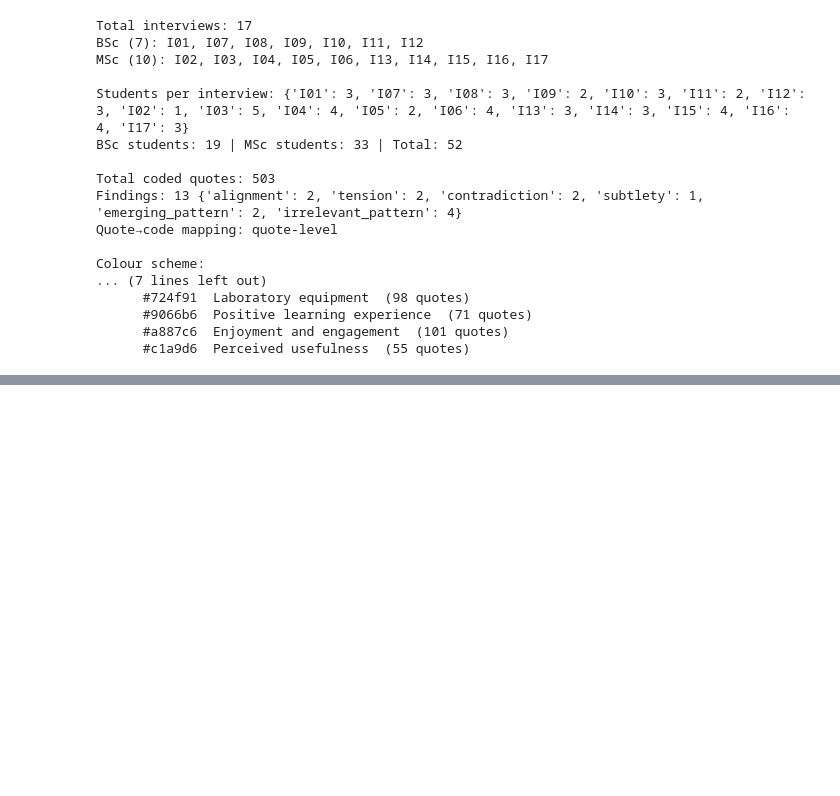
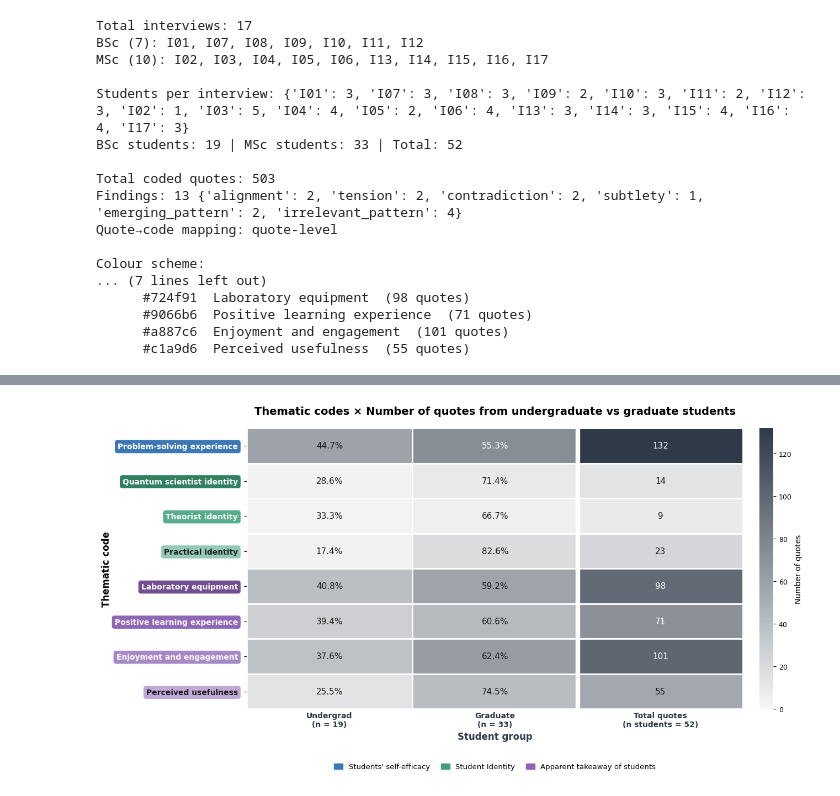
Before and after one commit to vitahehe/interviews, a Jupyter notebook: visualize.ipynb, the cells around one changed output, grey strips where cells are left out. Saved outputs shown, nothing was run; the diff lists cells and outputs as text; code cells hidden in the pictures; blank space fills up the shorter version.

Commit message:
vv. plo t1 plot 3  add percentages

```diff
--- a/visualize.ipynb
+++ b/visualize.ipynb
@@ -349,0 +204,71 @@ Multi-coded passages: 135 · cross-theme: 102 · within one theme: 33
+# %%
+df_codes = (pd.DataFrame(code_matrix).T
+              .reindex(index=CODES, columns=ALL_INTERVIEWS).fillna(0).astype(int))
+summary = pd.DataFrame({'BSc':   df_codes[BSC_INTERVIEWS].sum(axis=1),
+                        'MSc':   df_codes[MSC_INTERVIEWS].sum(axis=1),
+                        'Total': df_codes.sum(axis=1)})
+
+
+row_total = summary['BSc'] + summary['MSc']
+pct = (summary[['BSc', 'MSc']]
+       .div(row_total.replace(0, np.nan), axis=0)   # avoid division by zero
+       .mul(100).fillna(0))
+
+col_labels = [f'Undergrad\n(n = {N_STUDENTS["BSc"]})',
+              f'Graduate\n(n = {N_STUDENTS["MSc"]})',
+              f'Total quotes\n(n students = {N_STUDENTS["Total"]})']
+
+HEAT_CMAP  = mcolors.LinearSegmentedColormap.from_list('quotes', ['#F7F7F7', '#2F3A48'])
+NORM = mcolors.Normalize(vmin=0, vmax=summary.values.max())   # one scale: number of quotes
+
+fig, ax = plt.subplots(figsize=(13, 7))
+
+for i, code in enumerate(CODES):
+    for j, col in enumerate(summary.columns):
+        count = int(summary.at[code, col])          # raw quotes -> drives the colour!!!
+        fc = HEAT_CMAP(NORM(count))
+        txt = f'{count}' if col == 'Total' else f'{pct.at[code, col]:.1f}%'
+        ax.add_patch(mpatches.Rectangle((j, i), 1, 1, facecolor=fc, edgecolor='white', lw=2))
+        ax.text(j + 0.5, i + 0.5, txt, ha='center', va='center', fontsize=11, color=text_on(fc))
+
+ax.axvline(2, color='white', lw=6)
+
+ax.set_xlim(0, 3); ax.set_ylim(len(CODES), 0)
+ax.set_xticks(np.arange(3) + 0.5); ax.set_xticklabels(col_labels, fontweight='bold', color='#2F3A48')
+ax.set_yticks(np.arange(len(CODES)) + 0.5); ax.set_yticklabels([code_label(c, 38) for c in CODES])
+for lbl, code in zip(ax.get_yticklabels(), CODES):
+    lbl.set_fontweight('bold'); lbl.set_color(text_on(CODE_COLOR[code]))
+    lbl.set_bbox(dict(boxstyle='round,pad=0.35', fc=CODE_COLOR[code], ec='none'))
+ax.tick_params(axis='y', pad=8)
+ax.tick_params(axis='x', length=0)
+for s in ax.spines.values():
+    s.set_visible(False)
+
+ax.set_xlabel('Student group', fontsize=12, fontweight='bold', color='#2F3A48')
+ax.set_ylabel('Thematic code', fontsize=12, fontweight='bold')
+
+cb = fig.colorbar(plt.cm.ScalarMappable(cmap=HEAT_CMAP, norm=NORM), ax=ax, fraction=0.04, pad=0.03)
+cb.set_label('Number of quotes', fontsize=10)
+cb.outline.set_visible(False)
+cb.ax.tick_params(labelsize=9)
+
+# legend
+theme_handles = [mpatches.Patch(color=THEME_COLOR[t], label=theme_names[t] or f'Theme {t}') for t in THEMES]
+ax.legend(handles=theme_handles, loc='upper center', bbox_to_anchor=(0.5, -0.17),
+          ncol=len(THEMES), frameon=False, fontsize=9.5, handlelength=1.2, columnspacing=1.5)
+
+ax.set_title('Thematic codes × Number of quotes from undergraduate vs graduate students',
+             fontsize=14, fontweight='bold', pad=18)
+plt.tight_layout()
+plt.show()
+
+# printout (copies, so `summary` keeps its code index if you rerun the plot)
+out = summary.copy()
+out['BSc %'] = pct['BSc'].round(1)
+out['MSc %'] = pct['MSc'].round(1)
+out.index = [code_label(c) for c in CODES]
+print(out)
+print(f'\nColumn totals: {summary.sum().to_dict()}  (expected total {TOTAL_QUOTES})')
+print(f'Row check (BSc% + MSc% should be 100): {(pct.sum(axis=1).round(6) == 100).all()}')
+# %% [output]
+[figure, added]
```
Also changed, not shown: parts of 6 cells of this notebook.
